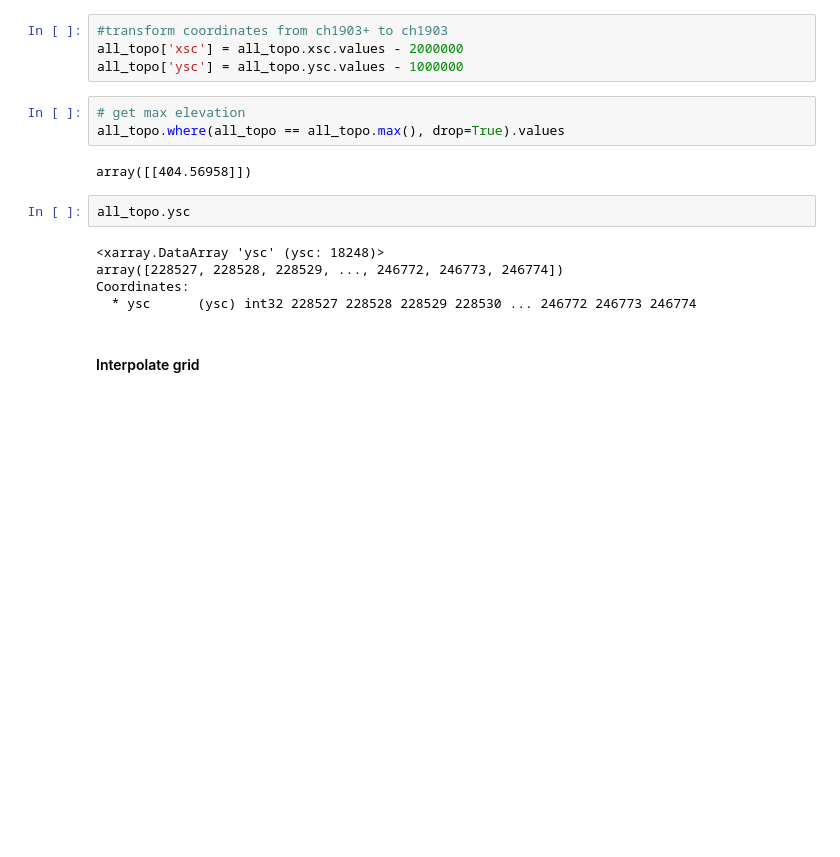
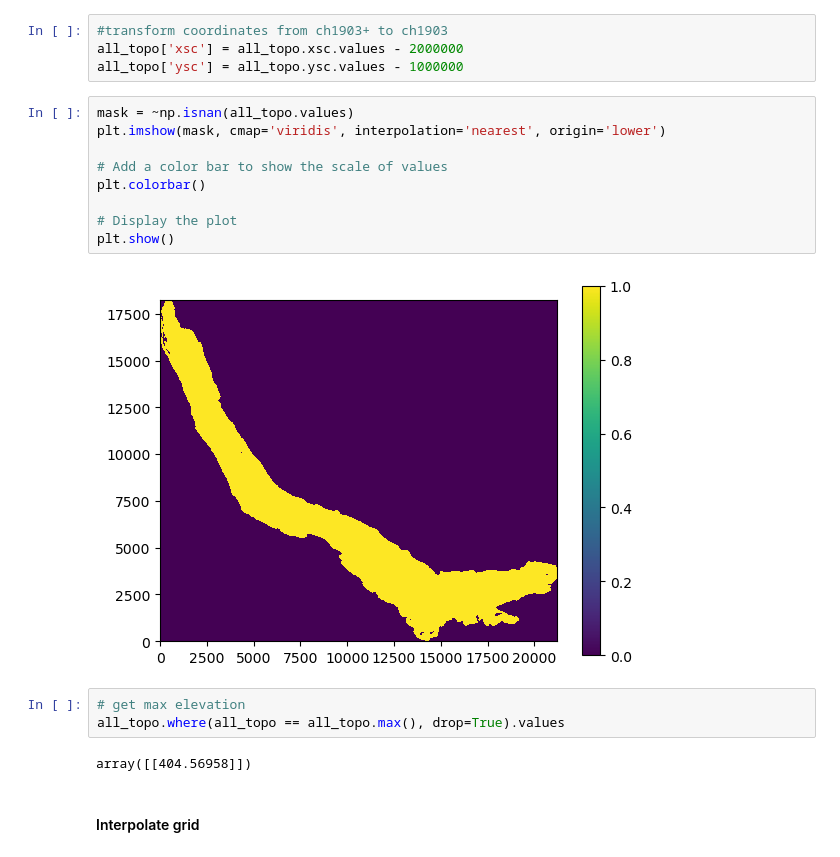
Before and after one commit to leroquan/preprocessing-mitgcm, a Jupyter notebook: example/grid_and_bathy/create_bathy.ipynb, the cells around one changed output. Drawn from its saved outputs; the diff is of its cells as text; blank space fills up the shorter version.

```diff
--- a/example/grid_and_bathy/create_bathy.ipynb
+++ b/example/grid_and_bathy/create_bathy.ipynb
@@ -117,18 +102,22 @@ all_topo = xr.combine_by_coords(all_topo)
 #transform coordinates from ch1903+ to ch1903
 all_topo['xsc'] = all_topo.xsc.values - 2000000
 all_topo['ysc'] = all_topo.ysc.values - 1000000
+# %%
+mask = ~np.isnan(all_topo.values)
+plt.imshow(mask, cmap='viridis', interpolation='nearest', origin='lower')
+
+# Add a color bar to show the scale of values
+plt.colorbar()
+
+# Display the plot
+plt.show()
+# %% [output]
+[figure, added]
 # %%
 # get max elevation
 all_topo.where(all_topo == all_topo.max(), drop=True).values
 # %% [output]
 array([[404.56958]])
-# %%
-all_topo.ysc
-# %% [output]
-<xarray.DataArray 'ysc' (ysc: 18248)>
-array([228527, 228528, 228529, ..., 246772, 246773, 246774])
-Coordinates:
-  * ysc      (ysc) int32 228527 228528 228529 228530 ... 246772 246773 246774
 # %% [markdown]
 #### Interpolate grid
 # %% [markdown]
```
Also changed, not shown: parts of 4 cells of this notebook, 1 other file.
